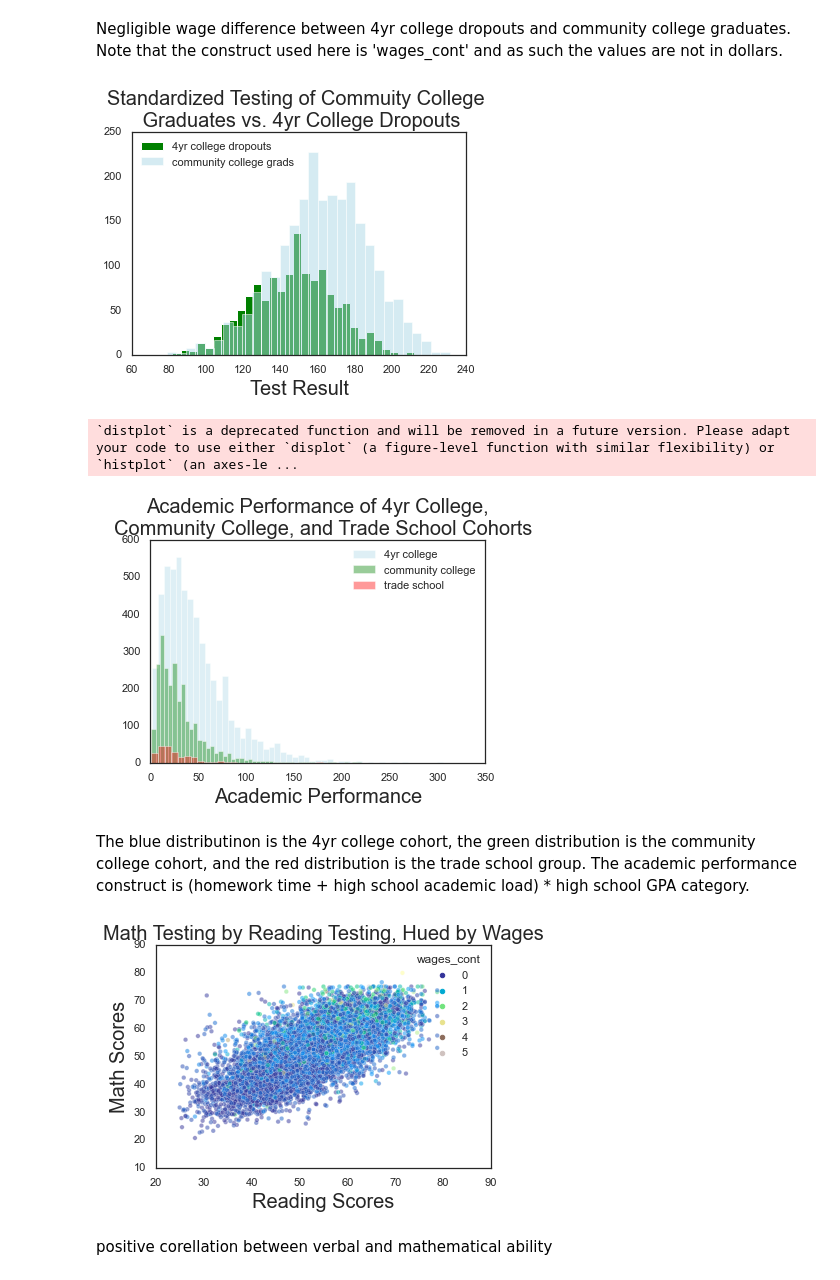
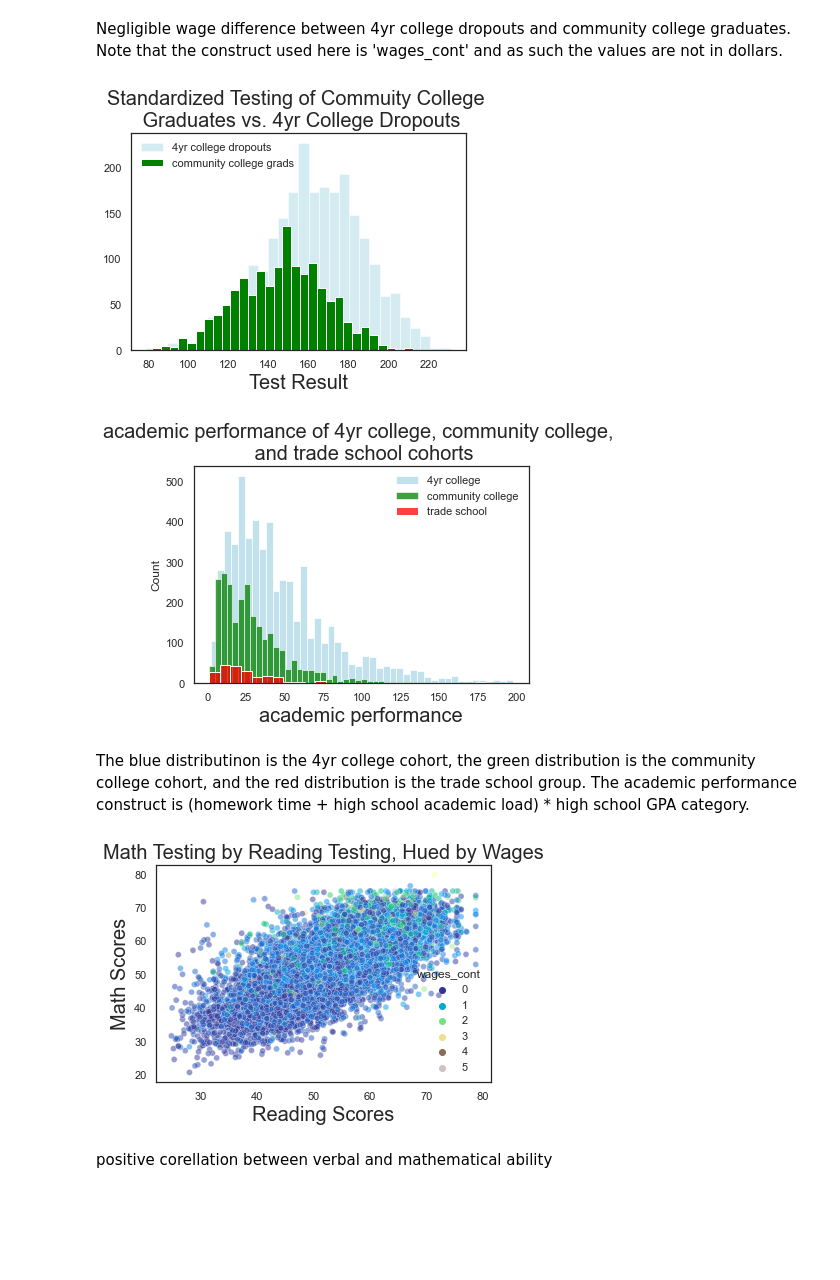
Before and after one commit to eonslemp/ML_assisted_college_advising, a Jupyter notebook: code/final_notebook.ipynb, the cells around one changed output. Cells and saved outputs as stored; diff of their text form; code cells hidden in the pictures; blank space fills up the shorter version.

```diff
--- a/code/final_notebook.ipynb
+++ b/code/final_notebook.ipynb
@@ -483,15 +486,13 @@ standardized testing mean for trade school dropouts is: 132.7
 I was surprised to see such a large gap in standardized testing between 4yr college dropouts and community college graduates.  College graduates have standardized testing about 1 standard deviation above community college graduates.
 Also surprised to see how close the standardized testing is for community college grads vs. dropouts and trade school grads vs dropouts.
 # %%
+plt.hist(coll_y.testing, alpha=0.5, bins=30, color='lightblue')
 plt.hist(coll_n.testing, alpha=0.5, bins=30, color='darkgreen')
 plt.hist(comm_y.testing, alpha=.7, bins=30, color='red')
-plt.hist(coll_y.testing, alpha=0.5, bins=30, color='lightblue')
-plt.style.use('seaborn-ticks')
-plt.title('Standardized Testing of College Grads\n vs. Dropouts vs. Community College grads',size = 20)
-plt.xlabel('Test Scores',size = 20)
-plt.legend(['4yr college dropouts', 'community college grads','4yr college grads'], loc = 2)
-sns.set(style = "white")
-plt.savefig('testinghist1.png', bbox_inches='tight')
 
+plt.title('standardized testing of 4yr college grads,\n  4yr college dropouts, and community college graduates', size = 20)
+plt.xlabel('testing', size = 20 )
+#plt.savefig('testing2.png', bbox_inches='tight')
+plt.legend(['4 yr college grads', '4 yr college drop outs','community college grads'])
 plt.show()
 # %% [output]
@@ -509,31 +510,29 @@ mean wages for community college drop outs: 3097513.0
 # %% [markdown]
 Negligible wage difference between 4yr college dropouts and community college graduates.  Note that the construct used here is 'wages_cont' and as such the values are not in dollars.
 # %%
+plt.hist(coll_n.testing, alpha=.5, bins=30, color='lightblue')
 plt.hist(comm_y.testing, alpha=1, bins=30, color='green')
-plt.hist(coll_n.testing, alpha=.5, bins=30, color='lightblue')
 plt.title('Standardized Testing of Commuity College \n Graduates vs. 4yr College Dropouts',size = 20)
 plt.xlabel('Test Result',size = 20)
 plt.legend(['4yr college dropouts', 'community college grads'], loc = 2)
 plt.savefig('testinghist2.png', bbox_inches='tight')
 plt.show()
 # %% [output]
-[figure, old version]
+[figure, new version]
 # %%
-p = comm_t[(comm_t.academic_p > 0) & (comm_t.academic_p < 400)]
-q = coll_t[(coll_t.academic_p > 0) & (coll_t.academic_p < 400)]
-r = trade_t[(trade_t.academic_p > 0) & (trade_t.academic_p < 400)]
+p = comm_t[(comm_t.academic_p > 0) & (comm_t.academic_p < 200)]
+q = coll_t[(coll_t.academic_p > 0) & (coll_t.academic_p < 200)]
+r = trade_t[(trade_t.academic_p > 0) & (trade_t.academic_p < 200)]
 
-sns.distplot(q['academic_p'],  hist = True, kde=False,color = 'lightblue', label='tot')
-sns.distplot(p['academic_p'],  hist = True, kde=False,color = 'green',label='yes')
-sns.distplot(r['academic_p'],  hist = True, kde=False,color = 'red',label='no')
-plt.xlabel('Academic Performance',size = 20)
-plt.title('Academic Performance of 4yr College,\n  Community College, and Trade School Cohorts',size = 20)
+sns.histplot(q['academic_p'],  color = 'lightblue', label='tot')
+sns.histplot(p['academic_p'],  color = 'green',label='yes')
+sns.histplot(r['academic_p'],  color = 'red',label='no')
+plt.title('academic performance of 4yr college, community college, \n and trade school cohorts',size = 20 )
 plt.legend(['4yr college', 'community college','trade school'])
-plt.savefig('ac_performance.png', bbox_inches='tight')
+plt.xlabel('academic performance',size = 20)
 plt.show()
 # %% [output]
-`distplot` is a deprecated function and will be removed in a future version. Please adapt your code to use either `displot` (a figure-level function with similar flexibility) or `histplot` (an axes-le ...
-[figure, old version]
+[figure, new version]
 # %% [markdown]
 The blue distributinon is the 4yr college cohort, the green distribution is the community college cohort, and the red distribution is the trade school group.  The academic performance construct is (homework time + high school academic load) * high school GPA category.
 # %%
@@ -550,7 +549,7 @@ plt.ylabel('Math Scores',size = 20)
 plt.savefig('m&r_$.png', bbox_inches='tight')
 plt.show()
 # %% [output]
-[figure, old version]
+[figure, new version]
 # %% [markdown]
 positive corellation between verbal and mathematical ability
 # %%
```
Also changed, not shown: parts of 25 cells of this notebook, 17 other files.
